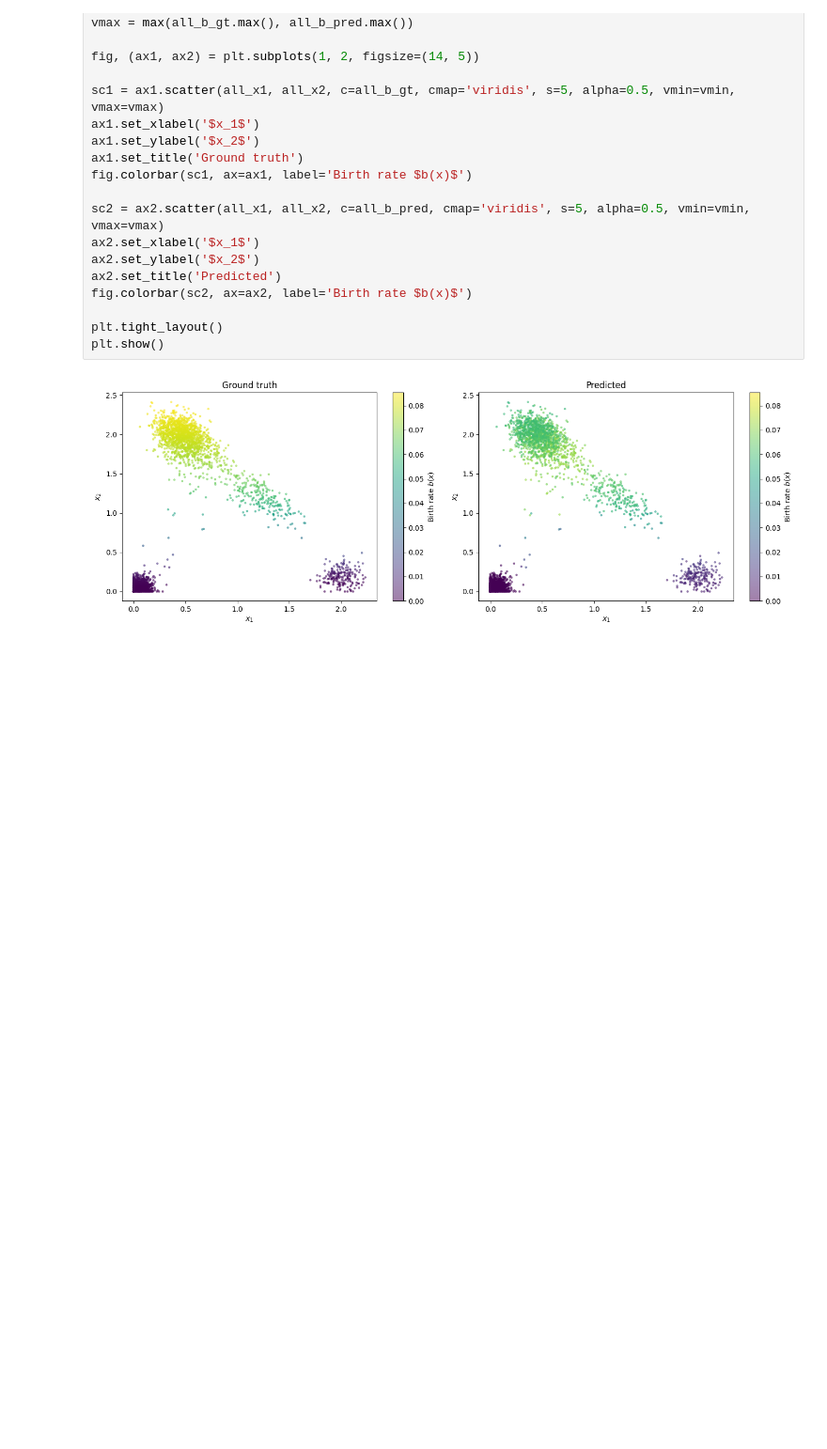
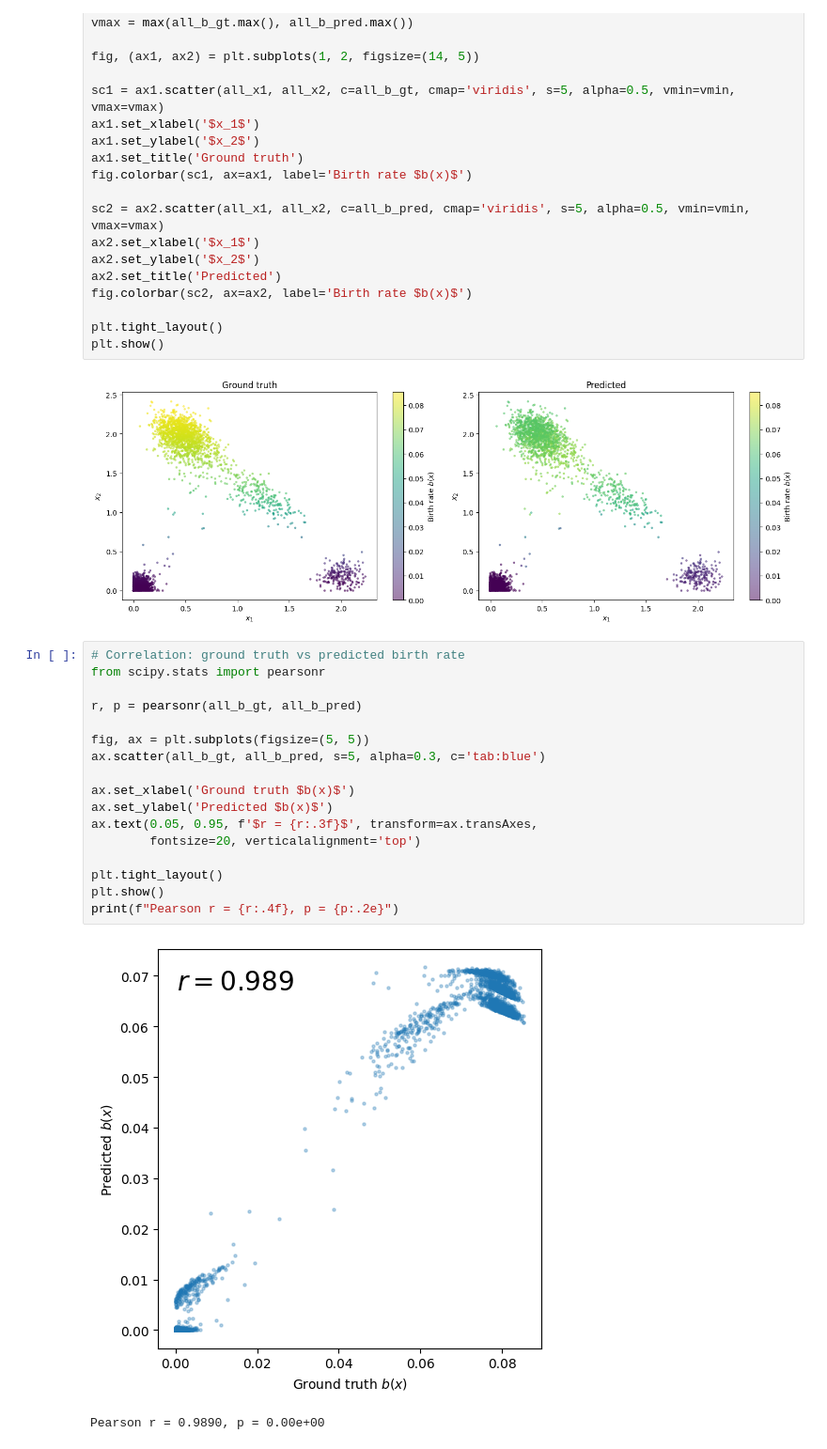
Before and after one commit to yasokochi/scDIVIDE, a Jupyter notebook: examples/three_gene_alpha05.ipynb, the cells around one changed output. Shown at 94% size. Drawn from its saved outputs; the diff is of its cells as text; blank space fills up the shorter version.

```diff
--- a/examples/three_gene_alpha05.ipynb
+++ b/examples/three_gene_alpha05.ipynb
@@ -557,6 +480,26 @@ plt.tight_layout()
 plt.show()
 # %% [output]
 [figure]
+# %%
+# Correlation: ground truth vs predicted birth rate
+from scipy.stats import pearsonr
+
+r, p = pearsonr(all_b_gt, all_b_pred)
+
+fig, ax = plt.subplots(figsize=(5, 5))
+ax.scatter(all_b_gt, all_b_pred, s=5, alpha=0.3, c='tab:blue')
+
+ax.set_xlabel('Ground truth $b(x)$')
+ax.set_ylabel('Predicted $b(x)$')
+ax.text(0.05, 0.95, f'$r = {r:.3f}$', transform=ax.transAxes,
+        fontsize=20, verticalalignment='top')
+
+plt.tight_layout()
+plt.show()
+print(f"Pearson r = {r:.4f}, p = {p:.2e}")
+# %% [output]
+[figure, added]
+Pearson r = 0.9890, p = 0.00e+00
 # %%
 func = train_result["func"]
 func.eval()
```
Also changed, not shown: parts of 15 cells of this notebook, 1 other file.
